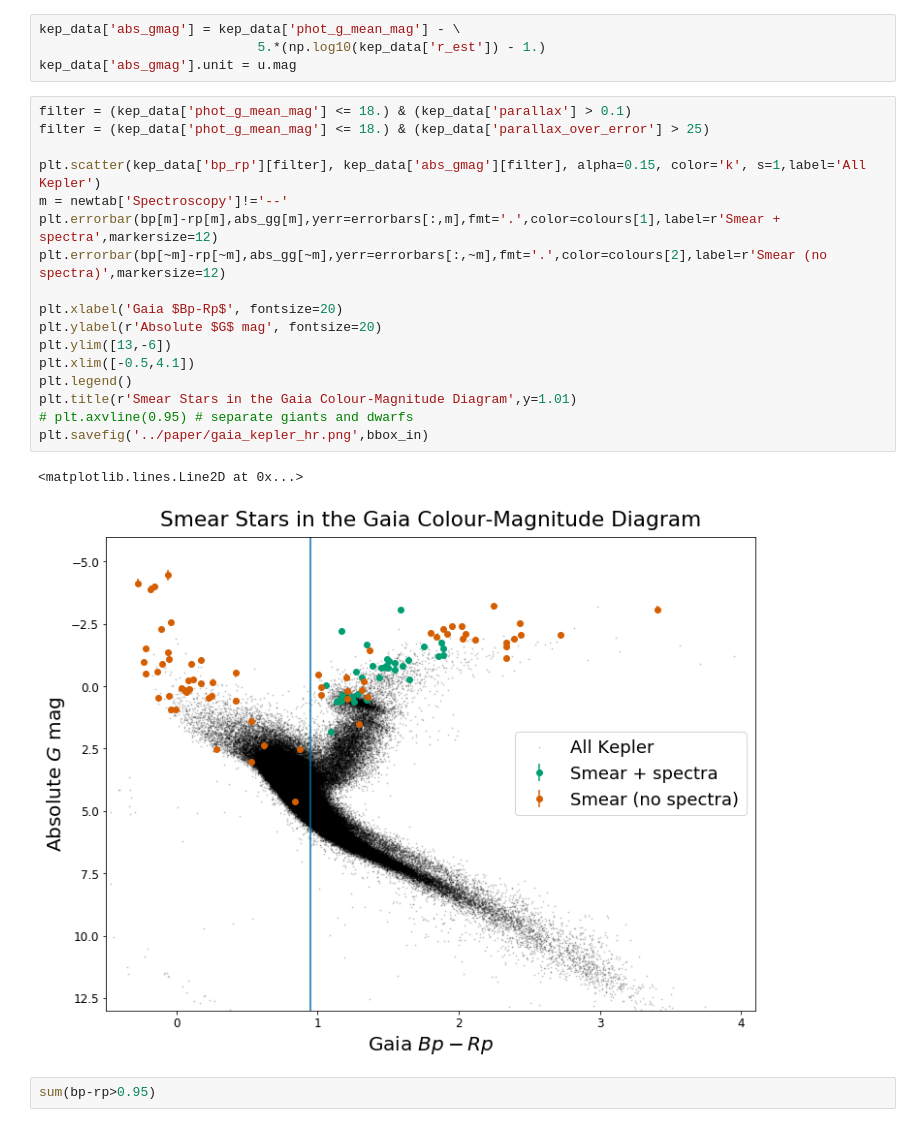
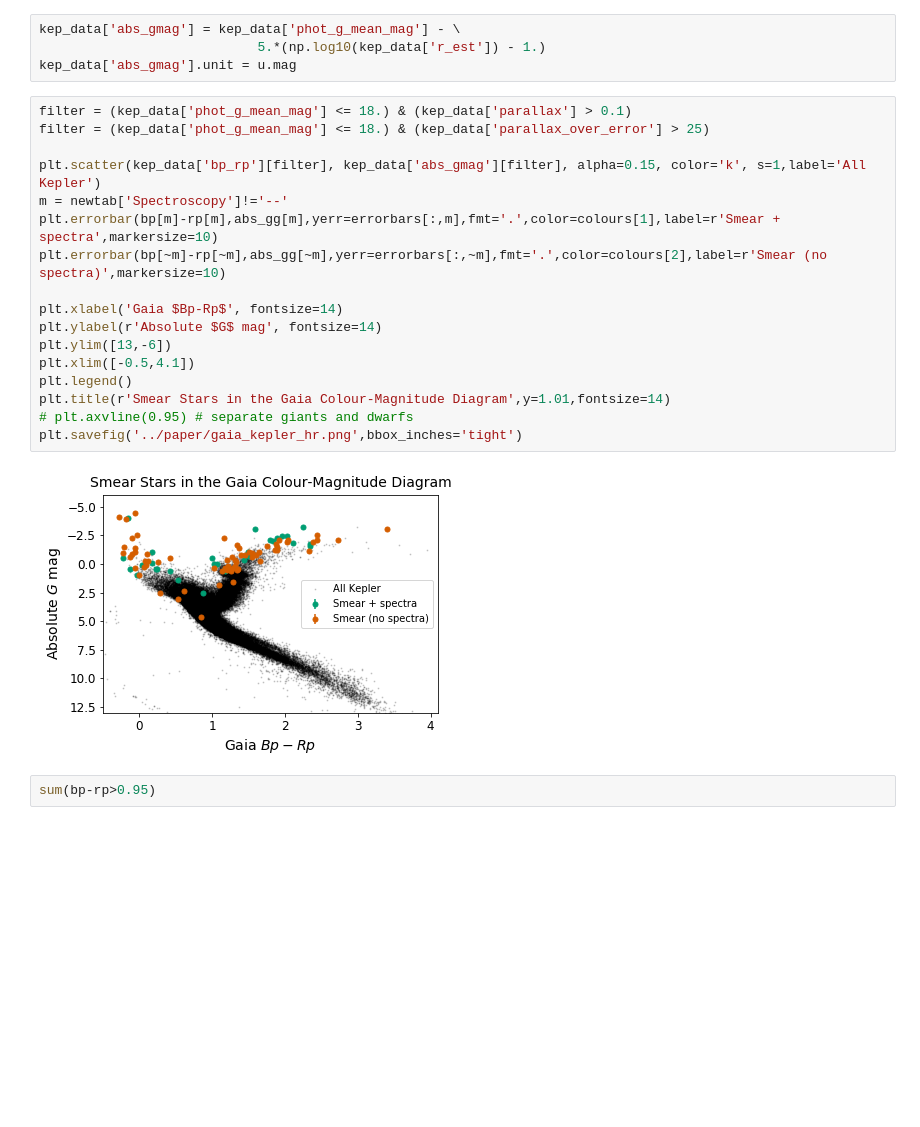
Before and after one commit to benjaminpope/smearcampaign, a Jupyter notebook: notebooks/read_catalogues.ipynb, the cells around one changed output. Saved outputs shown, nothing was run; the diff lists cells and outputs as text; blank space fills up the shorter version.

```diff
--- a/notebooks/read_catalogues.ipynb
+++ b/notebooks/read_catalogues.ipynb
@@ -652,23 +652,22 @@ kep_data['abs_gmag'].unit = u.mag
 # %%
 filter = (kep_data['phot_g_mean_mag'] <= 18.) & (kep_data['parallax'] > 0.1)
 filter = (kep_data['phot_g_mean_mag'] <= 18.) & (kep_data['parallax_over_error'] > 25)
 
 plt.scatter(kep_data['bp_rp'][filter], kep_data['abs_gmag'][filter], alpha=0.15, color='k', s=1,label='All Kepler')
 m = newtab['Spectroscopy']!='--'
-plt.errorbar(bp[m]-rp[m],abs_gg[m],yerr=errorbars[:,m],fmt='.',color=colours[1],label=r'Smear + spectra',markersize=12)
-plt.errorbar(bp[~m]-rp[~m],abs_gg[~m],yerr=errorbars[:,~m],fmt='.',color=colours[2],label=r'Smear (no spectra)',markersize=12)
+plt.errorbar(bp[m]-rp[m],abs_gg[m],yerr=errorbars[:,m],fmt='.',color=colours[1],label=r'Smear + spectra',markersize=10)
+plt.errorbar(bp[~m]-rp[~m],abs_gg[~m],yerr=errorbars[:,~m],fmt='.',color=colours[2],label=r'Smear (no spectra)',markersize=10)
 
-plt.xlabel('Gaia $Bp-Rp$', fontsize=20)
-plt.ylabel(r'Absolute $G$ mag', fontsize=20)
+plt.xlabel('Gaia $Bp-Rp$', fontsize=14)
+plt.ylabel(r'Absolute $G$ mag', fontsize=14)
 plt.ylim([13,-6])
 plt.xlim([-0.5,4.1])
 plt.legend()
-plt.title(r'Smear Stars in the Gaia Colour-Magnitude Diagram',y=1.01)
+plt.title(r'Smear Stars in the Gaia Colour-Magnitude Diagram',y=1.01,fontsize=14)
 # plt.axvline(0.95) # separate giants and dwarfs
-plt.savefig('../paper/gaia_kepler_hr.png',bbox_in)
+plt.savefig('../paper/gaia_kepler_hr.png',bbox_inches='tight')
 # %% [output]
-<matplotlib.lines.Line2D at 0x...>
-[figure, old version]
+[figure, new version]
 # %%
 sum(bp-rp>0.95)
 # %% [output]
```
Also changed, not shown: parts of 1 cell of this notebook, 3 other files.
